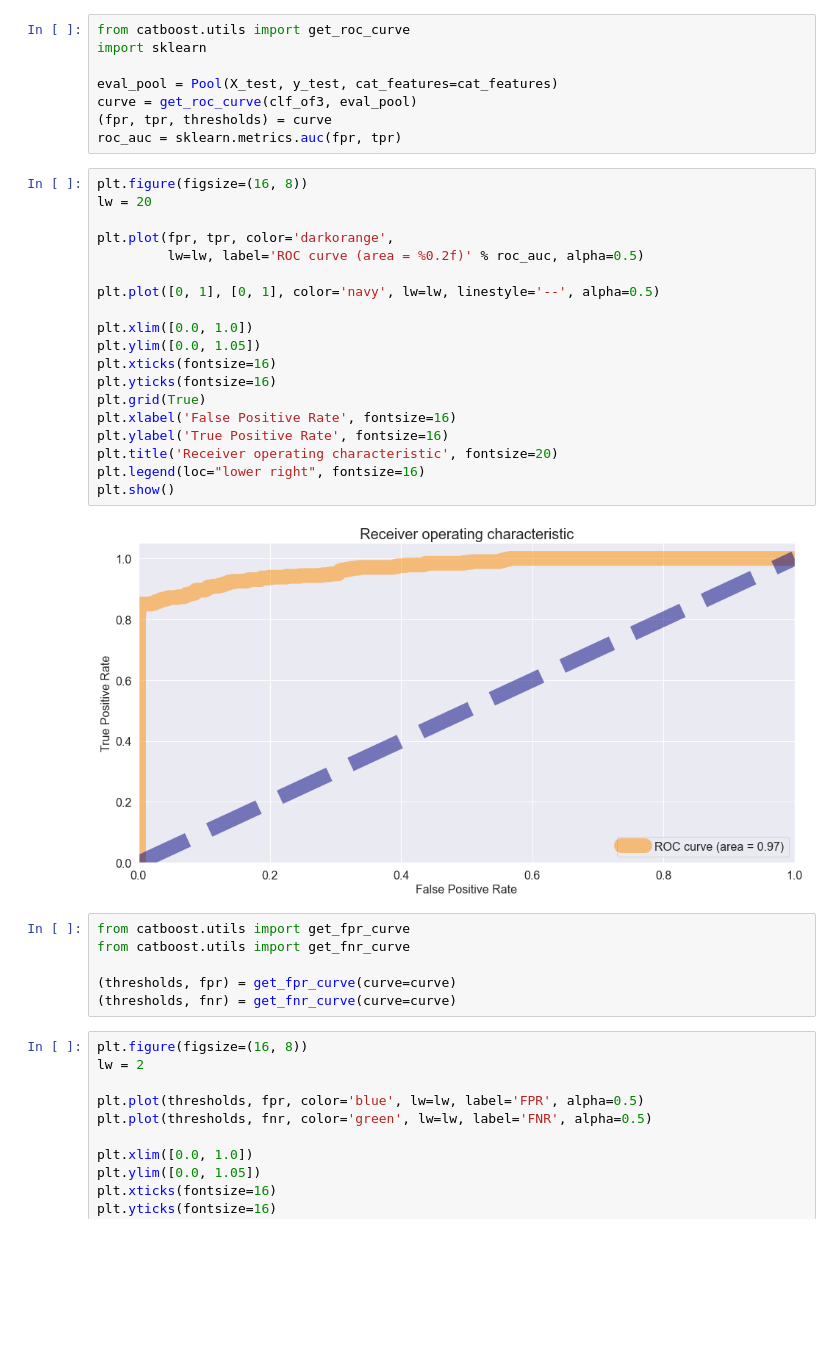
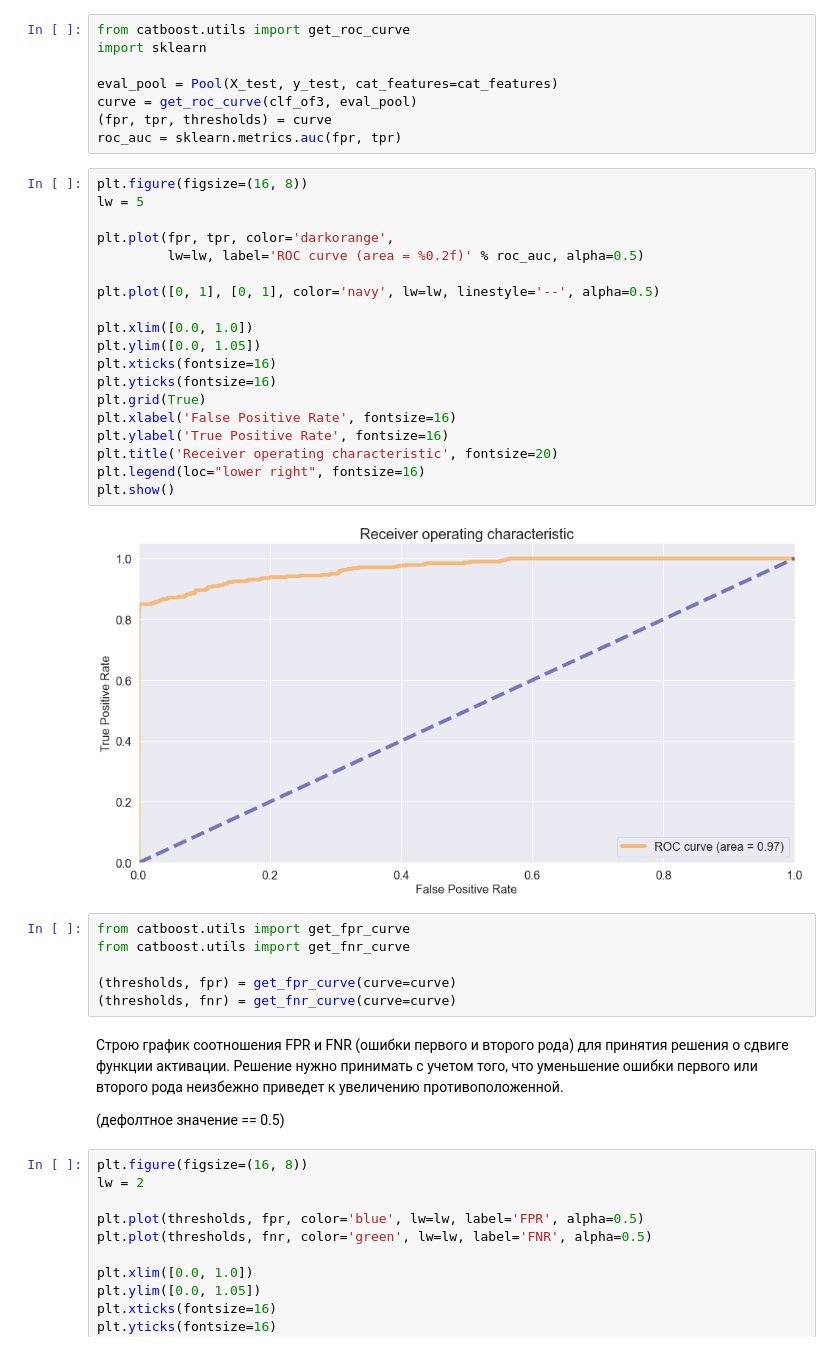
Before and after one commit to loverberg/portfolio, a Jupyter notebook: Big_Data_MTC/CatBoostClassifier.ipynb, the cells around one changed output. Saved outputs shown, nothing was run; the diff lists cells and outputs as text; blank space fills up the shorter version.

```diff
--- a/Big_Data_MTC/CatBoostClassifier.ipynb
+++ b/Big_Data_MTC/CatBoostClassifier.ipynb
@@ -584,31 +583,36 @@ curve = get_roc_curve(clf_of3, eval_pool)
 roc_auc = sklearn.metrics.auc(fpr, tpr)
 # %%
 plt.figure(figsize=(16, 8))
-lw = 20
+lw = 5
 
 plt.plot(fpr, tpr, color='darkorange',
          lw=lw, label='ROC curve (area = %0.2f)' % roc_auc, alpha=0.5)
 
 plt.plot([0, 1], [0, 1], color='navy', lw=lw, linestyle='--', alpha=0.5)
 
 plt.xlim([0.0, 1.0])
 plt.ylim([0.0, 1.05])
 plt.xticks(fontsize=16)
 plt.yticks(fontsize=16)
 plt.grid(True)
 plt.xlabel('False Positive Rate', fontsize=16)
 plt.ylabel('True Positive Rate', fontsize=16)
 plt.title('Receiver operating characteristic', fontsize=20)
 plt.legend(loc="lower right", fontsize=16)
 plt.show()
 # %% [output]
-[figure, old version]
+[figure, new version]
 # %%
 from catboost.utils import get_fpr_curve
 from catboost.utils import get_fnr_curve
 
 (thresholds, fpr) = get_fpr_curve(curve=curve)
 (thresholds, fnr) = get_fnr_curve(curve=curve)
+# %% [markdown]
+Строю график соотношения FPR и FNR (ошибки первого и второго рода) для принятия решения о сдвиге функции активации.
+Решение нужно принимать с учетом того, что уменьшение ошибки первого или второго рода неизбежно приведет к увеличению противоположенной.
+
+(дефолтное значение == 0.5)
 # %%
 plt.figure(figsize=(16, 8))
 lw = 2
```
Also changed, not shown: parts of 22 cells of this notebook, 5 other files.
